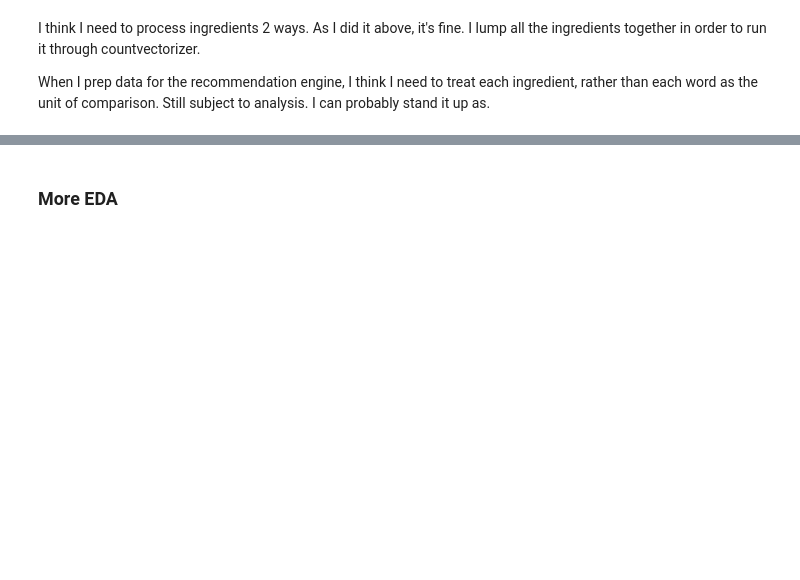
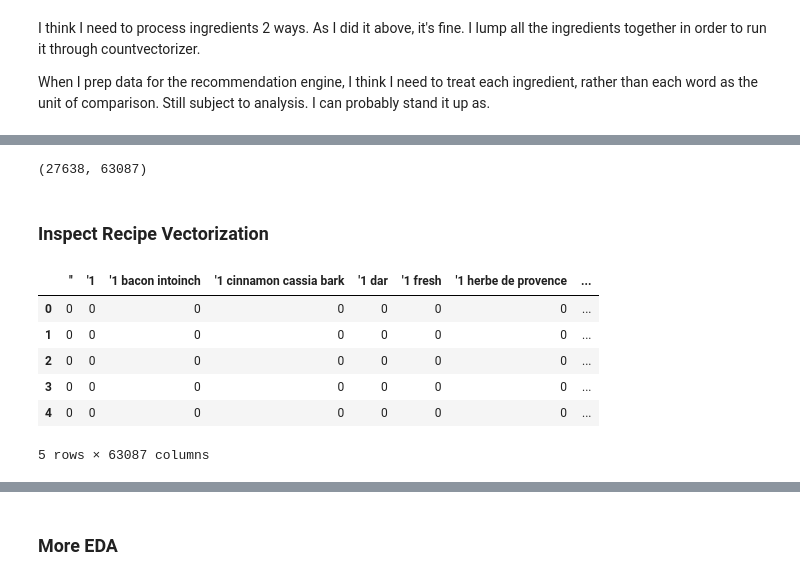
Before and after one commit to mjschillawski/capstone_project, a Jupyter notebook: 00_EDA.ipynb, the cells around one changed output, grey strips where cells are left out. Cells and saved outputs as stored; diff of their text form; code cells hidden in the pictures; blank space fills up the shorter version.

Commit message:
barebones recommender

```diff
--- a/00_EDA.ipynb
+++ b/00_EDA.ipynb
@@ -457,0 +439,17 @@ When I prep data for the recommendation engine, I think I need to treat each ing
+# %%
+# drop out ingredients that have been reduced to blanks after stop words
+
+recipes_drops = [[[ingredient for
+                   ingredient in recipe if ingredient != '']
+                  for recipe in item]
+                 for item in recipes_drops]
+
+# collapse list of list of ingredients into
+# pipe-separated list of ingredients to feed to tokenizer
+
+recommender_recipes = [["|".join(ingredient) for
+                        ingredient in recipe]
+                       for recipe in recipes_drops]
+# %%
+recommender_recipes = pd.DataFrame(recommender_recipes)
+recommender_recipes.rename(columns={0:'ingredients'},inplace=True)
@@ -457,0 +460,3 @@ When I prep data for the recommendation engine, I think I need to treat each ing
+# %%
+def pipe_tokenizer(string):
+    return string.split("|")
@@ -457,0 +473,22 @@ When I prep data for the recommendation engine, I think I need to treat each ing
+# %%
+ingredient_cvector = CountVectorizer(strip_accents=ascii,tokenizer=pipe_tokenizer)
+ingredient_cvectordata = ingredient_cvector.fit_transform(recommender_recipes['ingredients'])
+
+ingredient_cvector_dense  = pd.DataFrame(ingredient_cvectordata.todense(),
+             columns=ingredient_cvector.get_feature_names())
+
+ingredient_cvector_dense.shape
+# %% [output]
+(27638, 63087)
+# %% [markdown]
+### Inspect Recipe Vectorization
+# %%
+ingredient_cvector_dense.head()
+# %% [output]
+|  | '' | '1 | '1 bacon intoinch | '1 cinnamon cassia bark | '1 dar | '1 fresh | '1 herbe de provence | ... |
+| 0 | 0 | 0 | 0 | 0 | 0 | 0 | 0 | ... |
+| 1 | 0 | 0 | 0 | 0 | 0 | 0 | 0 | ... |
+| 2 | 0 | 0 | 0 | 0 | 0 | 0 | 0 | ... |
+| 3 | 0 | 0 | 0 | 0 | 0 | 0 | 0 | ... |
+| 4 | 0 | 0 | 0 | 0 | 0 | 0 | 0 | ... |
+5 rows × 63087 columns
```
Also changed, not shown: parts of 29 cells of this notebook, 3 other files.
